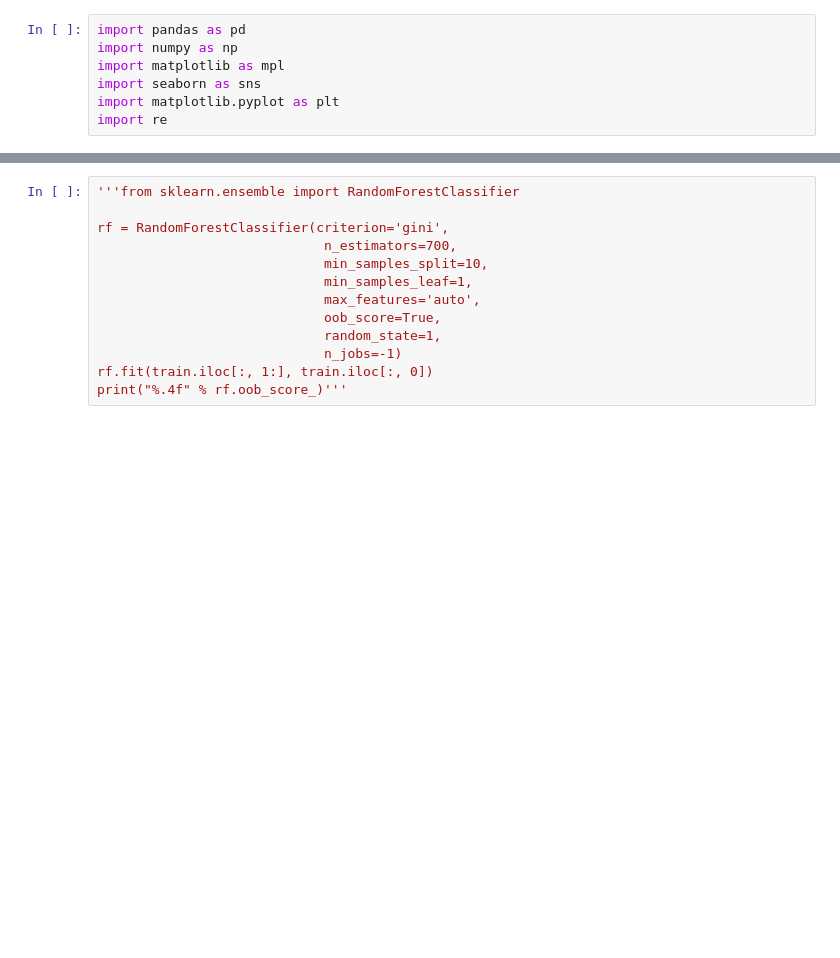
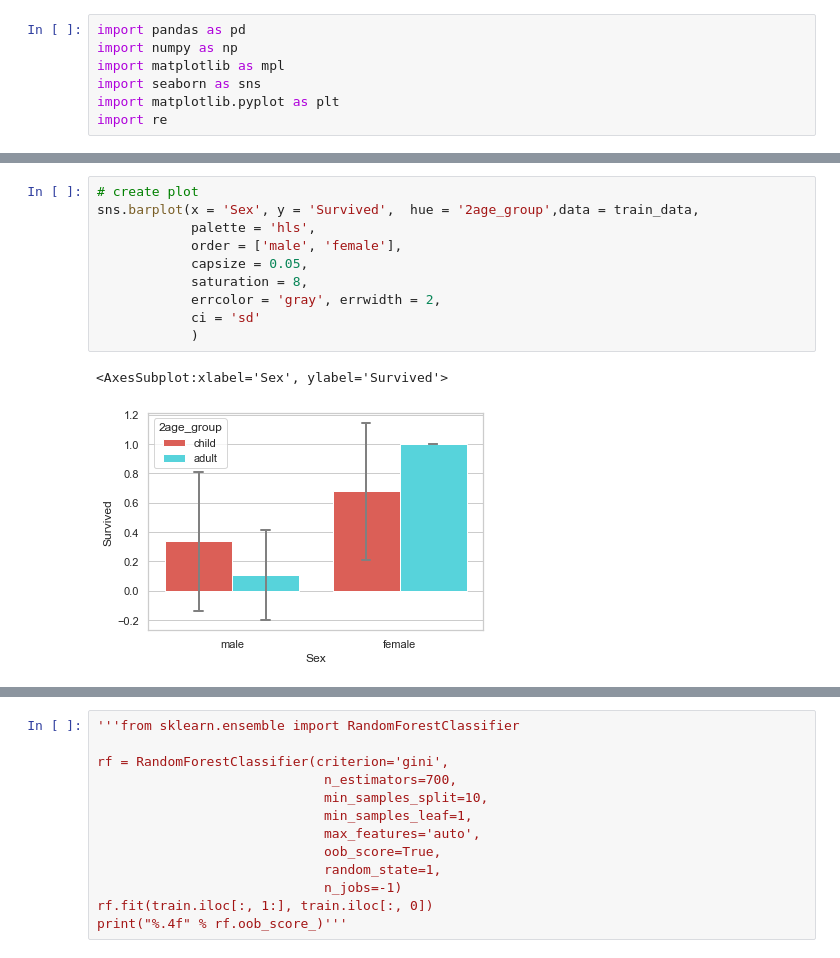
Before and after one commit to chanyadeshani/Group8, a Jupyter notebook: assignment.ipynb, the cells around one changed output, grey strips where cells are left out. Cells and saved outputs as stored; diff of their text form; blank space fills up the shorter version.

```diff
--- a/assignment.ipynb
+++ b/assignment.ipynb
@@ -313,0 +146,13 @@ Train_data
+# %%
+# create plot
+sns.barplot(x = 'Sex', y = 'Survived',  hue = '2age_group',data = train_data,
+            palette = 'hls',
+            order = ['male', 'female'],
+            capsize = 0.05,
+            saturation = 8,
+            errcolor = 'gray', errwidth = 2,
+            ci = 'sd'
+            )
+# %% [output]
+<AxesSubplot:xlabel='Sex', ylabel='Survived'>
+[figure, added]
```
Also changed, not shown: parts of 46 cells of this notebook, 4 other files.
